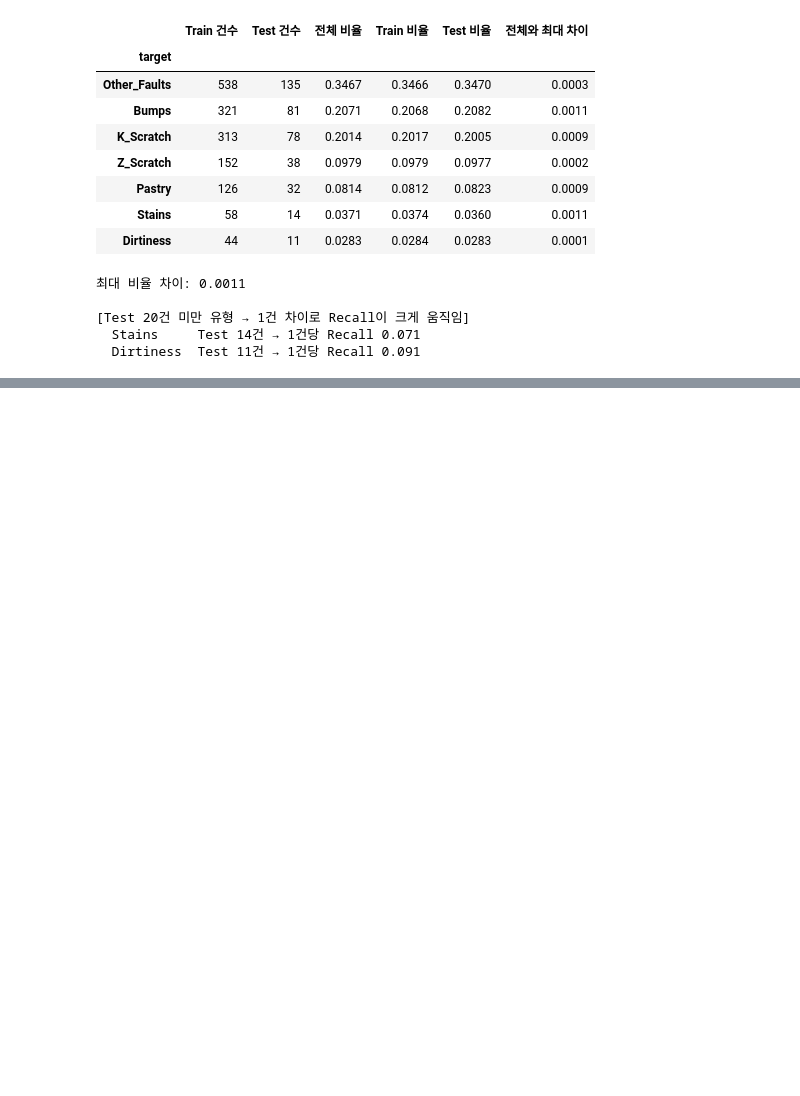
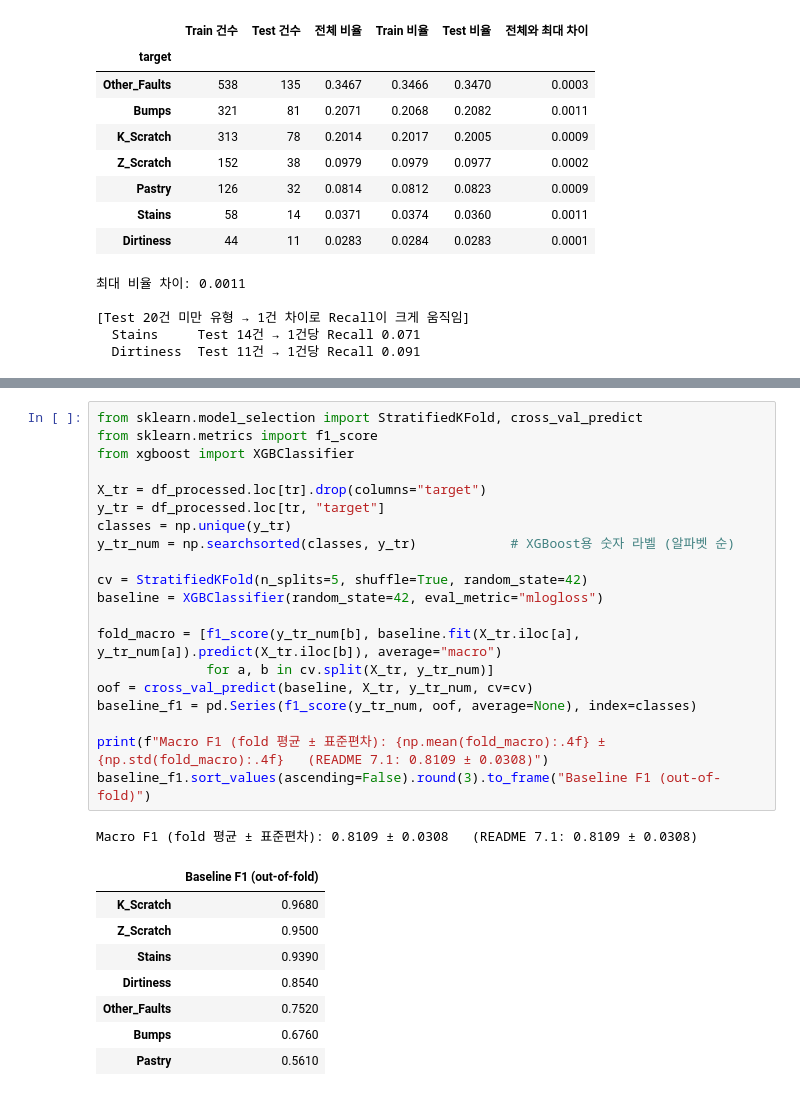
Before and after one commit to ehdwls1452/Teamproject01-steel-plate-fault-classification, a Jupyter notebook: notebooks/02_preprocessing.ipynb, the cells around one changed output, grey strips where cells are left out. Drawn from its saved outputs; the diff is of its cells as text; blank space fills up the shorter version.

```diff
--- a/notebooks/02_preprocessing.ipynb
+++ b/notebooks/02_preprocessing.ipynb
@@ -225,0 +305,30 @@ plt.show()
+# %%
+from sklearn.model_selection import StratifiedKFold, cross_val_predict
+from sklearn.metrics import f1_score
+from xgboost import XGBClassifier
+
+X_tr = df_processed.loc[tr].drop(columns="target")
+y_tr = df_processed.loc[tr, "target"]
+classes = np.unique(y_tr)
+y_tr_num = np.searchsorted(classes, y_tr)            # XGBoost용 숫자 라벨 (알파벳 순)
+
+cv = StratifiedKFold(n_splits=5, shuffle=True, random_state=42)
+baseline = XGBClassifier(random_state=42, eval_metric="mlogloss")
+
+fold_macro = [f1_score(y_tr_num[b], baseline.fit(X_tr.iloc[a], y_tr_num[a]).predict(X_tr.iloc[b]), average="macro")
+              for a, b in cv.split(X_tr, y_tr_num)]
+oof = cross_val_predict(baseline, X_tr, y_tr_num, cv=cv)
+baseline_f1 = pd.Series(f1_score(y_tr_num, oof, average=None), index=classes)
+
+print(f"Macro F1 (fold 평균 ± 표준편차): {np.mean(fold_macro):.4f} ± {np.std(fold_macro):.4f}   (README 7.1: 0.8109 ± 0.0308)")
+baseline_f1.sort_values(ascending=False).round(3).to_frame("Baseline F1 (out-of-fold)")
+# %% [output]
+Macro F1 (fold 평균 ± 표준편차): 0.8109 ± 0.0308   (README 7.1: 0.8109 ± 0.0308)
+|  | Baseline F1 (out-of-fold) |
+| K_Scratch | 0.9680 |
+| Z_Scratch | 0.9500 |
+| Stains | 0.9390 |
+| Dirtiness | 0.8540 |
+| Other_Faults | 0.7520 |
+| Bumps | 0.6760 |
+| Pastry | 0.5610 |
```
Also changed, not shown: parts of 17 cells of this notebook, 6 other files.
